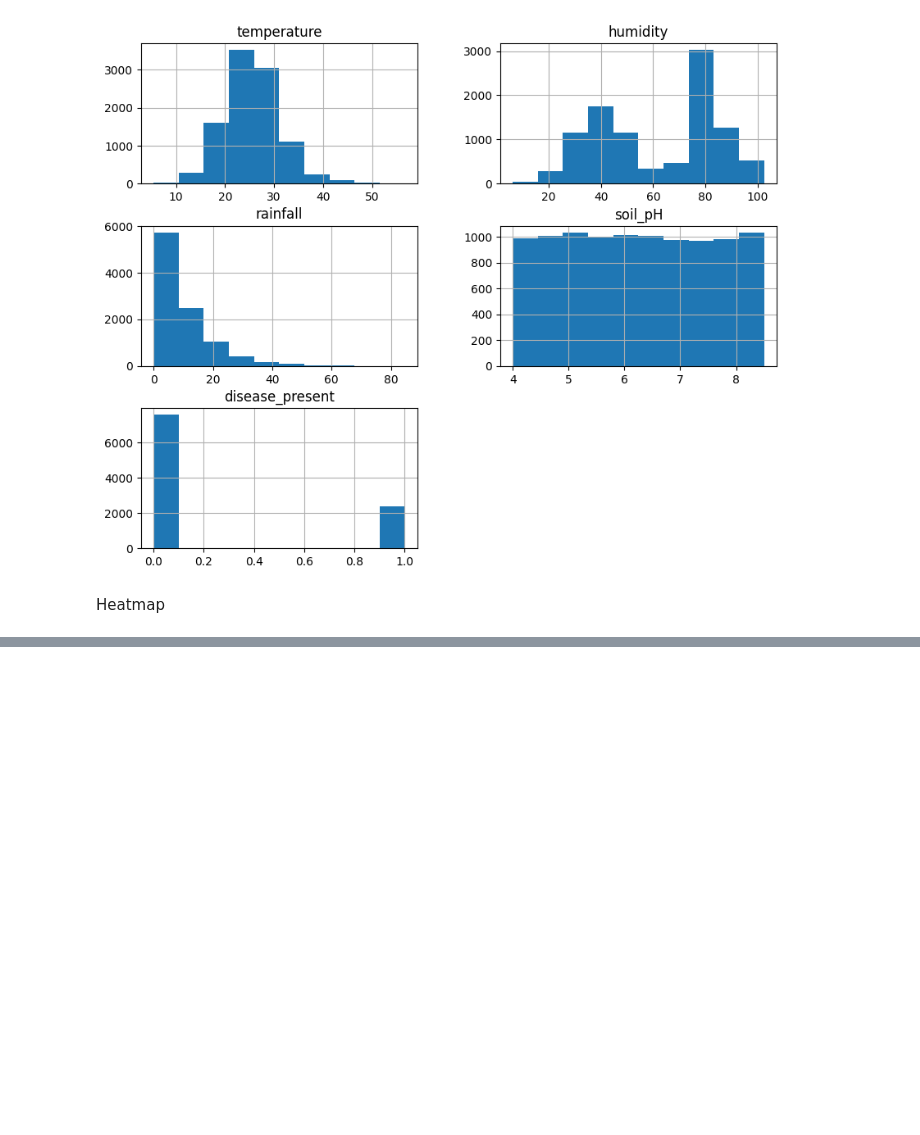
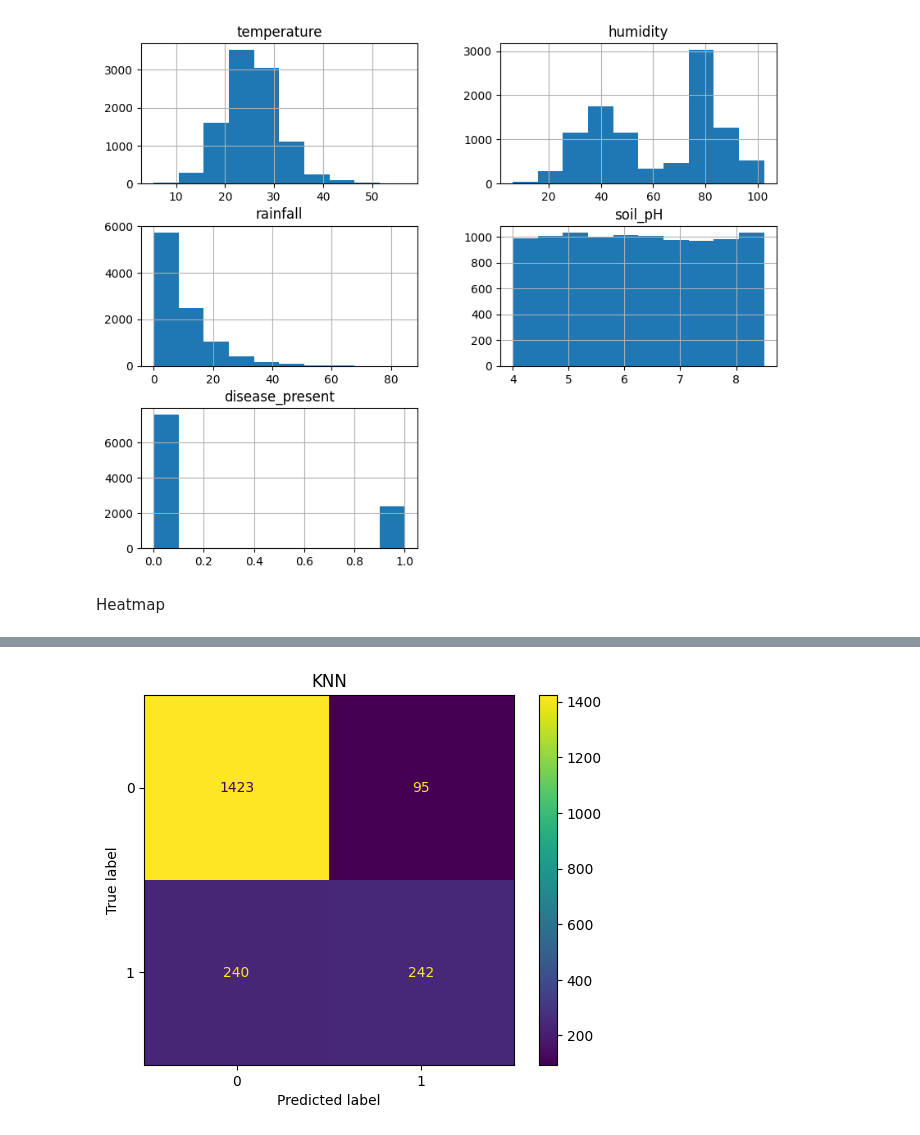
Before and after one commit to wildansonhajul1-dev/UAS-KecerdasanBuatan-PrediksiPenyakitTanamanMenggunakanAlgoritmaDecisionTreedanK-NearestNeighbor, a Jupyter notebook: uas_model.ipynb, the cells around one changed output, grey strips where cells are left out. Cells and saved outputs as stored; diff of their text form; code cells hidden in the pictures; blank space fills up the shorter version.

```diff
--- a/uas_model.ipynb
+++ b/uas_model.ipynb
@@ -245,0 +139,5 @@ plt.show()
+# %%
+knn = KNeighborsClassifier(n_neighbors=5)
+knn.fit(X_train, y_train)
+
+knn_pred = knn.predict(X_test)
@@ -245,0 +148,6 @@ plt.show()
+# %%
+ConfusionMatrixDisplay.from_estimator(knn, X_test, y_test)
+plt.title("KNN")
+plt.show()
+# %% [output]
+[figure, added]
```
Also changed, not shown: parts of 45 cells of this notebook.
